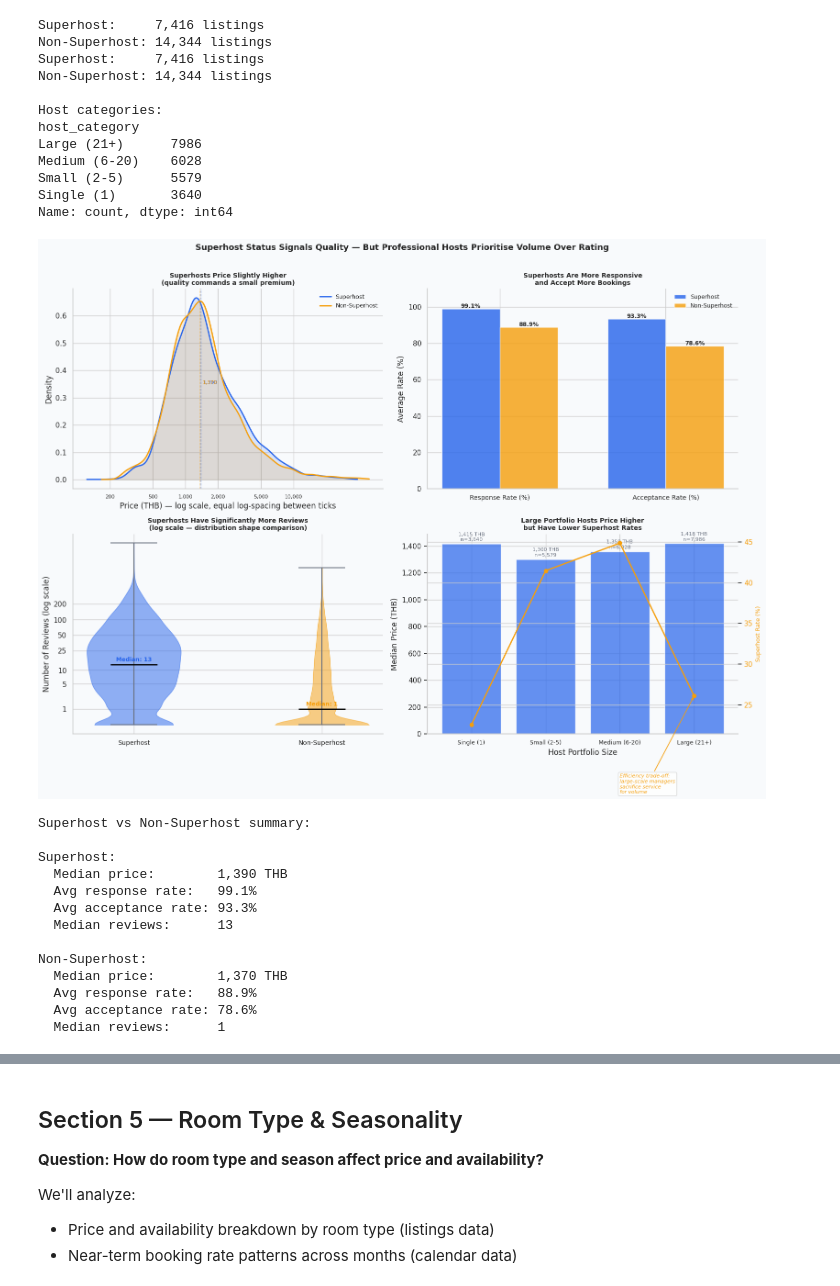
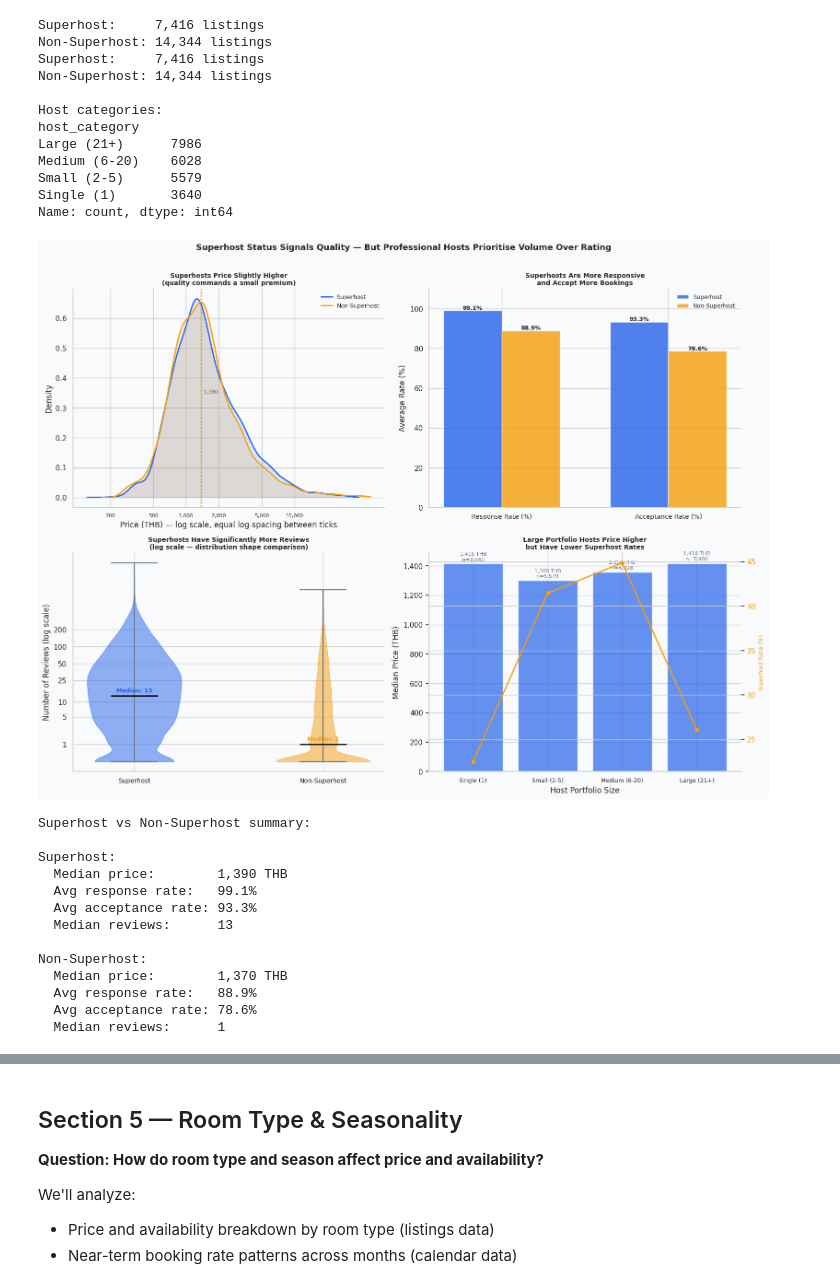
Before and after one commit to taghoutii/airbnb-eda, a Jupyter notebook: notebooks/01_eda.ipynb, the cells around one changed output, grey strips where cells are left out. Cells and saved outputs as stored; diff of their text form; code cells hidden in the pictures.

```diff
--- a/notebooks/01_eda.ipynb
+++ b/notebooks/01_eda.ipynb
@@ -1183,7 +1078,6 @@ fig, axes = plt.subplots(2, 2, figsize=(16, 12))
 
 colors_sh = [COLORS['primary'], COLORS['secondary']]
 
-# --- TOP LEFT: Price distribution by superhost status ---
 ax = axes[0, 0]
 
 for (label, group), color in zip(superhost_groups.items(), colors_sh):
@@ -1198,7 +1092,6 @@ for (label, group), color in zip(superhost_groups.items(), colors_sh):
     ax.text(np.log1p(median) + 0.05, ax.get_ylim()[1] * 0.5,
             f'{median:,.0f}', fontsize=8, color=color)
 
-# Log-spaced ticks — distances are equal in log space
 tick_values    = [200, 500, 1000, 2000, 5000, 10000]
 tick_positions = np.log1p(tick_values)
 ax.set_xticks(tick_positions)
@@ -1210,7 +1103,6 @@ ax.set_xlabel('Price (THB) — log scale, equal log-spacing between ticks')
 ax.set_ylabel('Density')
 ax.legend(frameon=False, fontsize=9)
 
-# --- TOP RIGHT: Response rate comparison ---
 ax = axes[0, 1]
 
 metrics = ['host_response_rate', 'host_acceptance_rate']
@@ -1235,7 +1127,6 @@ ax.set_title('Superhosts Are More Responsive\nand Accept More Bookings',
 ax.set_ylabel('Average Rate (%)')
 ax.legend(frameon=False, fontsize=9)
 
-# --- BOTTOM LEFT: Violin plot replacing histogram ---
 ax = axes[1, 0]
 
 violin_data = [
@@ -1246,7 +1137,6 @@ violin_data = [
 parts = ax.violinplot(violin_data, positions=[1, 2],
                       showmedians=True, showextrema=True)
 
-# Style each violin
 for i, (pc, color) in enumerate(zip(parts['bodies'], colors_sh)):
     pc.set_facecolor(color)
     pc.set_alpha(0.5)
@@ -1258,7 +1148,6 @@ parts['cbars'].set_color(COLORS['neutral'])
 parts['cmaxes'].set_color(COLORS['neutral'])
 parts['cmins'].set_color(COLORS['neutral'])
 
-# Overlay individual medians as annotations
 for i, (label, group) in enumerate(superhost_groups.items(), 1):
     median = group['number_of_reviews'].median()
     ax.text(i, np.log1p(median) + 0.15,
@@ -1266,7 +1155,6 @@ for i, (label, group) in enumerate(superhost_groups.items(), 1):
             ha='center', fontsize=9, fontweight='bold',
             color=colors_sh[i-1])
 
-# Convert y ticks back to real review counts
 tick_vals = [1, 5, 10, 25, 50, 100, 200]
 ax.set_yticks(np.log1p(tick_vals))
 ax.set_yticklabels(tick_vals)
@@ -1276,7 +1164,6 @@ ax.set_title('Superhosts Have Significantly More Reviews\n(log scale — distrib
              fontsize=10, fontweight='bold')
 ax.set_ylabel('Number of Reviews (log scale)')
 
-# --- BOTTOM RIGHT: Multi-listing hosts ---
 ax = axes[1, 1]
 
 host_cat_stats = (listings_clean
@@ -1300,51 +1187,36 @@ ax2.plot(x, host_cat_stats['superhost_rate'] * 100,
 ax2.set_ylabel('Superhost Rate (%)', color=COLORS['secondary'], fontsize=9)
 ax2.tick_params(axis='y', labelcolor=COLORS['secondary'])
 
-# Annotate bars
 for bar, val, count in zip(bars, host_cat_stats['median_price'],
                             host_cat_stats['count']):
     ax.text(bar.get_x() + bar.get_width() / 2,
             bar.get_height() + 20,
             f'{val:,.0f} THB\nn={count:,}',
             ha='center', fontsize=8, color=COLORS['neutral'])
 
-# Annotate the superhost rate drop for Large hosts — killer insight
-large_idx = len(host_cat_stats) - 1
-large_sh_rate = host_cat_stats['superhost_rate'].iloc[large_idx] * 100
-ax2.annotate(
-    'Efficiency trade-off:\nlarge-scale managers\nsacrifice service\nfor volume',
-    xy=(large_idx, large_sh_rate),
-    xytext=(large_idx - 1.0, large_sh_rate - 12),
-    fontsize=8,
-    color=COLORS['secondary'],
-    style='italic',
-    arrowprops=dict(arrowstyle='->', color=COLORS['secondary'], lw=1.2),
-    bbox=dict(boxstyle='round,pad=0.3', facecolor='white',
-              alpha=0.85, edgecolor='lightgray')
-)
 
 ax.set_xticks(x)
 ax.set_xticklabels(host_cat_stats['host_category'], fontsize=9)
 ax.set_title('Large Portfolio Hosts Price Higher\nbut Have Lower Superhost Rates',
              fontsize=10, fontweight='bold')
 ax.set_xlabel('Host Portfolio Size')
 ax.set_ylabel('Median Price (THB)')
 ax.yaxis.set_major_formatter(ticker.FuncFormatter(lambda x, _: f'{x:,.0f}'))
 
 plt.suptitle('Superhost Status Signals Quality — But Professional Hosts Prioritise Volume Over Rating',
              fontsize=13, fontweight='bold', y=1.01)
 plt.tight_layout()
 plt.show()
 
 print("Superhost vs Non-Superhost summary:")
 for label, group in superhost_groups.items():
     print(f"\n{label}:")
     print(f"  Median price:        {group['price'].median():,.0f} THB")
     print(f"  Avg response rate:   {group['host_response_rate'].mean():.1f}%")
     print(f"  Avg acceptance rate: {group['host_acceptance_rate'].mean():.1f}%")
     print(f"  Median reviews:      {group['number_of_reviews'].median():.0f}")
 # %% [output]
-[figure, old version]
+[figure, new version]
 Superhost vs Non-Superhost summary:
 
 Superhost:
```
Also changed, not shown: parts of 32 cells of this notebook.
